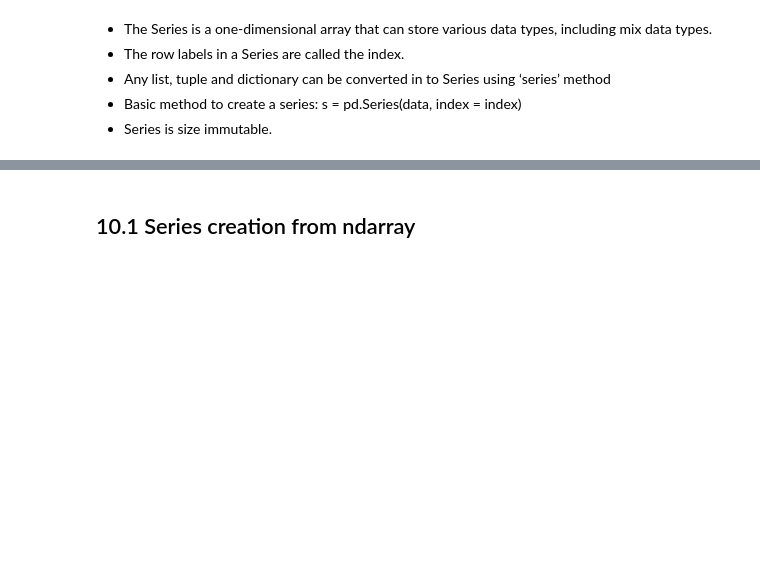
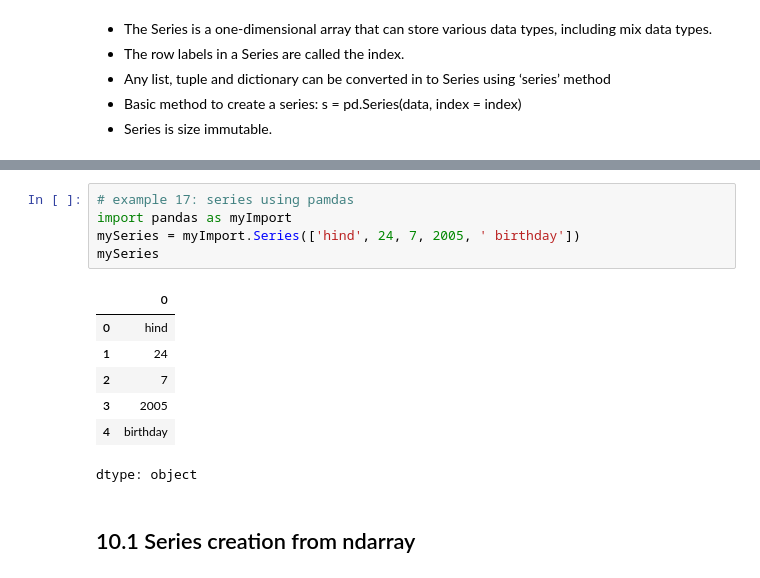
Before and after one commit to hindhammad24/Week1-Intro-to-Python, a Jupyter notebook: introduction_to_python.ipynb, the cells around one changed output, grey strips where cells are left out. Cells and saved outputs as stored; diff of their text form; blank space fills up the shorter version.

```diff
--- a/introduction_to_python.ipynb
+++ b/introduction_to_python.ipynb
@@ -916,4 +1118,17 @@ s
 dtype: object
+# %%
+# example 17: series using pamdas
+import pandas as myImport
+mySeries = myImport.Series(['hind', 24, 7, 2005, ' birthday'])
+mySeries
+# %% [output]
+|  | 0 |
+| 0 | hind |
+| 1 | 24 |
+| 2 | 7 |
+| 3 | 2005 |
+| 4 | birthday |
+dtype: object
 # %% [markdown]
 ## 10.1 Series creation from ndarray
 # %% [markdown]
```
Also changed, not shown: parts of 34 cells of this notebook.
